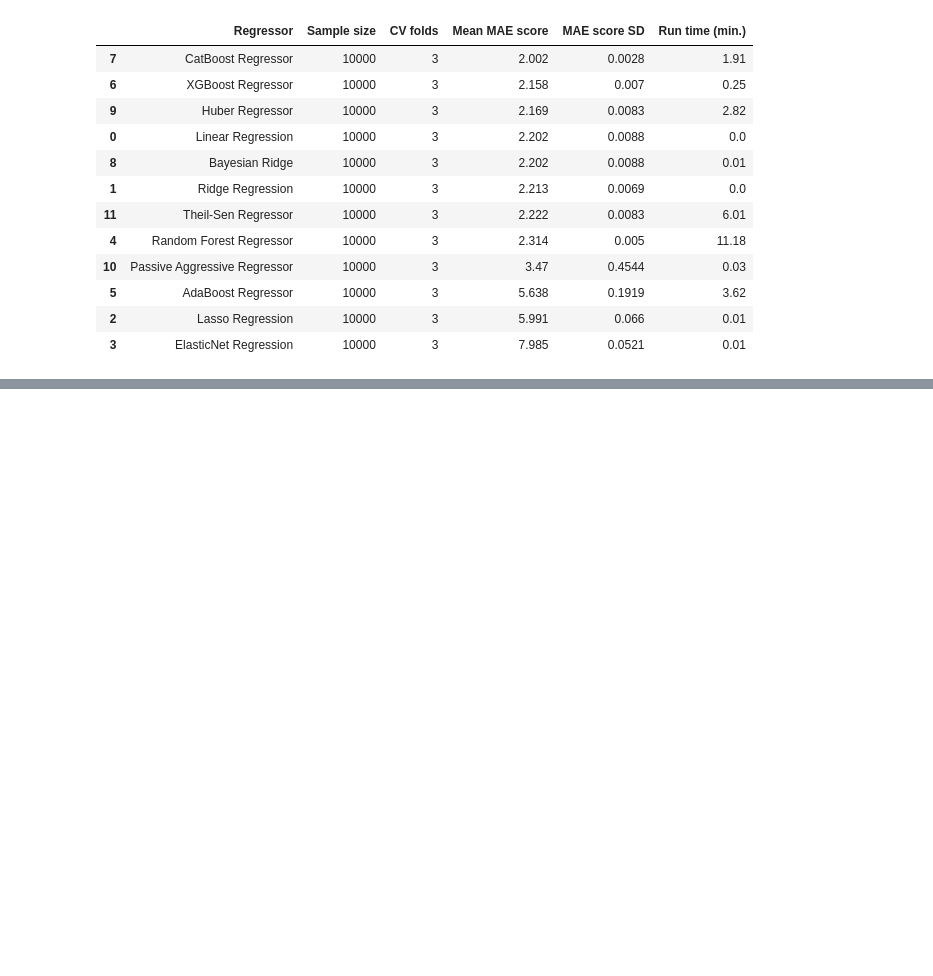
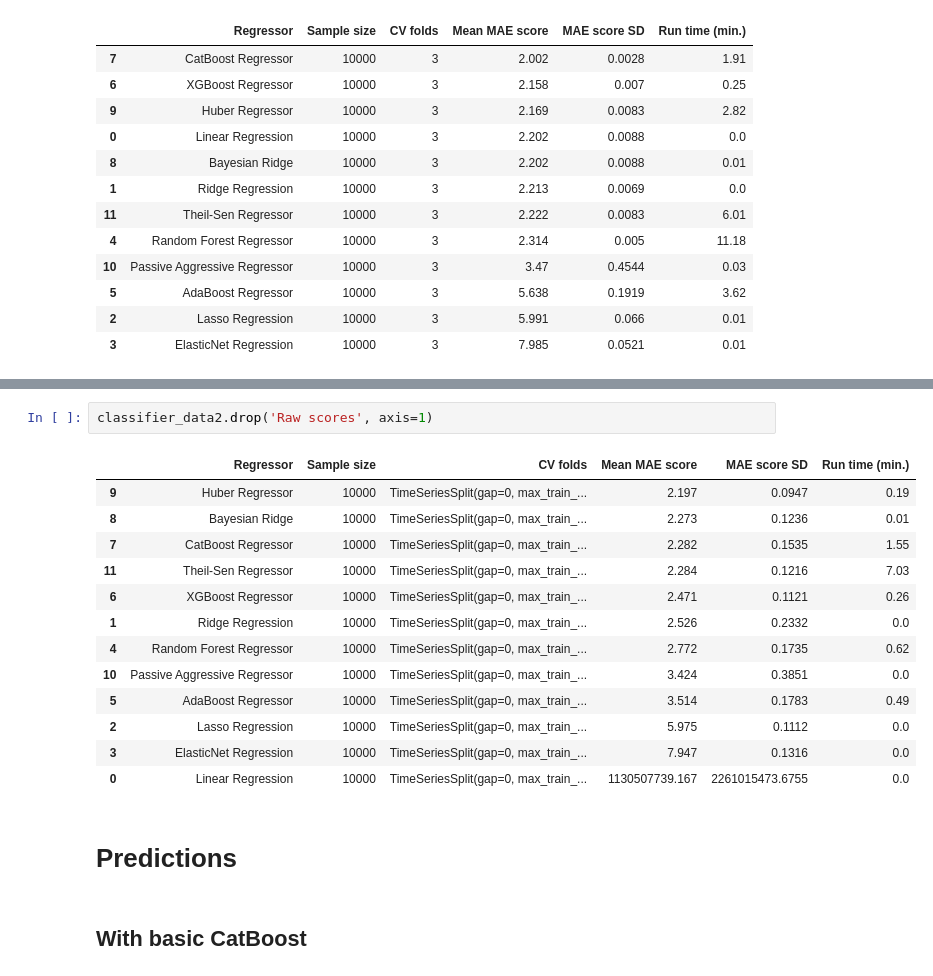
Before and after one commit to julescrevola/air_quality, a Jupyter notebook: notebooks/modelling.ipynb, the cells around one changed output, grey strips where cells are left out. Drawn from its saved outputs; the diff is of its cells as text; blank space fills up the shorter version.

```diff
--- a/notebooks/modelling.ipynb
+++ b/notebooks/modelling.ipynb
@@ -180,0 +288,20 @@ CatBoost seems to be the best model for our use case, we will now proceed to hyp
+# %%
+classifier_data2.drop('Raw scores', axis=1)
+# %% [output]
+|  | Regressor | Sample size | CV folds | Mean MAE score | MAE score SD | Run time (min.) |
+| 9 | Huber Regressor | 10000 | TimeSeriesSplit(gap=0, max_train_... | 2.197 | 0.0947 | 0.19 |
+| 8 | Bayesian Ridge | 10000 | TimeSeriesSplit(gap=0, max_train_... | 2.273 | 0.1236 | 0.01 |
+| 7 | CatBoost Regressor | 10000 | TimeSeriesSplit(gap=0, max_train_... | 2.282 | 0.1535 | 1.55 |
+| 11 | Theil-Sen Regressor | 10000 | TimeSeriesSplit(gap=0, max_train_... | 2.284 | 0.1216 | 7.03 |
+| 6 | XGBoost Regressor | 10000 | TimeSeriesSplit(gap=0, max_train_... | 2.471 | 0.1121 | 0.26 |
+| 1 | Ridge Regression | 10000 | TimeSeriesSplit(gap=0, max_train_... | 2.526 | 0.2332 | 0.0 |
+| 4 | Random Forest Regressor | 10000 | TimeSeriesSplit(gap=0, max_train_... | 2.772 | 0.1735 | 0.62 |
+| 10 | Passive Aggressive Regressor | 10000 | TimeSeriesSplit(gap=0, max_train_... | 3.424 | 0.3851 | 0.0 |
+| 5 | AdaBoost Regressor | 10000 | TimeSeriesSplit(gap=0, max_train_... | 3.514 | 0.1783 | 0.49 |
+| 2 | Lasso Regression | 10000 | TimeSeriesSplit(gap=0, max_train_... | 5.975 | 0.1112 | 0.0 |
+| 3 | ElasticNet Regression | 10000 | TimeSeriesSplit(gap=0, max_train_... | 7.947 | 0.1316 | 0.0 |
+| 0 | Linear Regression | 10000 | TimeSeriesSplit(gap=0, max_train_... | 1130507739.167 | 2261015473.6755 | 0.0 |
+# %% [markdown]
+# Predictions
+# %% [markdown]
+## With basic CatBoost
```
Also changed, not shown: parts of 21 cells of this notebook, 2 other files.
